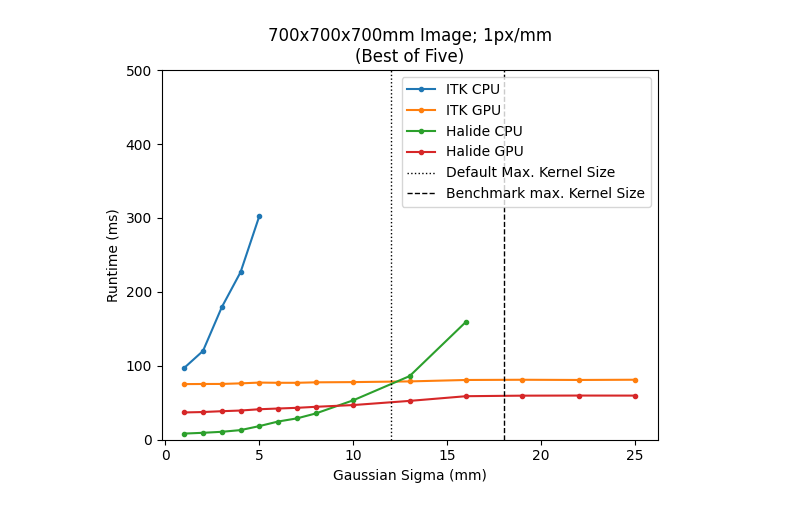
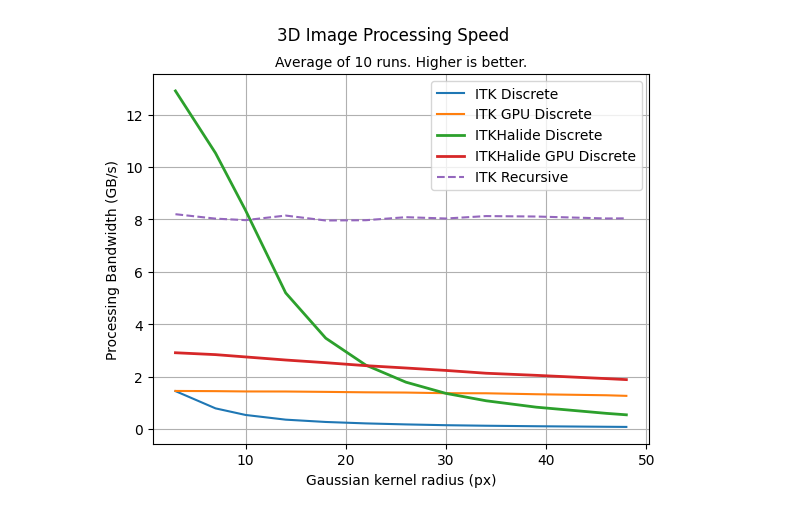
Before and after one commit to KitwareMedical/ITKHalideFilters, a Jupyter notebook: examples/plots.ipynb, the cells around one changed output. Drawn from its saved outputs; the diff is of its cells as text; code cells hidden in the pictures.

Commit message:
ENH: Bandwidth-based benchmark

```diff
--- a/examples/plots.ipynb
+++ b/examples/plots.ipynb
@@ -30,24 +6,26 @@ _ = plt.legend()
-# %%
-var = pd.read_csv('sigma-benchmark.csv', index_col=False)
-var = var.groupby('sigma').min()  # best of 5
-
-itk_cpu = var.itk_cpu.dropna()
-itk_gpu = var.itk_gpu.dropna()
-hal_cpu = var.itk_halide_cpu.dropna()
-hal_gpu = var.itk_halide_gpu.dropna()
-
-plt.plot(itk_cpu.index, itk_cpu, label='ITK CPU', marker='o', linestyle='solid', markersize=3)
-plt.plot(itk_gpu.index, itk_gpu, label='ITK GPU', marker='o', linestyle='solid', markersize=3)
-plt.plot(hal_cpu.index, hal_cpu, label='Halide CPU', marker='o', linestyle='solid', markersize=3)
-plt.plot(hal_gpu.index, hal_gpu, label='Halide GPU', marker='o', linestyle='solid', markersize=3)
-
-plt.axvline(12, lw=1, c='k', ls='dotted', label='Default Max. Kernel Size')
-plt.axvline(18, lw=1, c='k', ls='dashed', label='Benchmark max. Kernel Size')
-
-plt.title("700x700x700mm Image; 1px/mm\n(Best of Five)")
-plt.xlabel('Gaussian Sigma (mm)')
-plt.ylabel('Runtime (ms)')
-plt.ylim(0,500)
-_ = plt.legend()
-# %% [output]
-[figure, removed]
+# %%
+df = pd.read_csv('bandwidth-benchmark.csv', index_col=False)
+df = df.groupby('radius')
+
+def plot(ser, **kw):
+    plt.plot(ser.mean().index, ser.mean(), **kw)
+
+plot(df.itk_cpu, label='ITK Discrete')
+plot(df.itk_gpu, label='ITK GPU Discrete')
+plot(df.hal_cpu, label='ITKHalide Discrete', lw=2)
+plot(df.hal_gpu, label='ITKHalide GPU Discrete', lw=2)
+plot(df.itk_rec, label='ITK Recursive', ls='dashed')
+
+plt.suptitle('3D Image Processing Speed')
+plt.title('Average of 10 runs. Higher is better.', fontsize=10)
+
+plt.ylabel('Processing Bandwidth (GB/s)')
+plt.xlabel('Gaussian kernel radius (px)')
+
+plt.legend(loc='upper right')
+
+plt.grid(True)
+
+None
+# %% [output]
+[figure, added]
```
Also changed, not shown: parts of 2 cells of this notebook, 6 other files.
